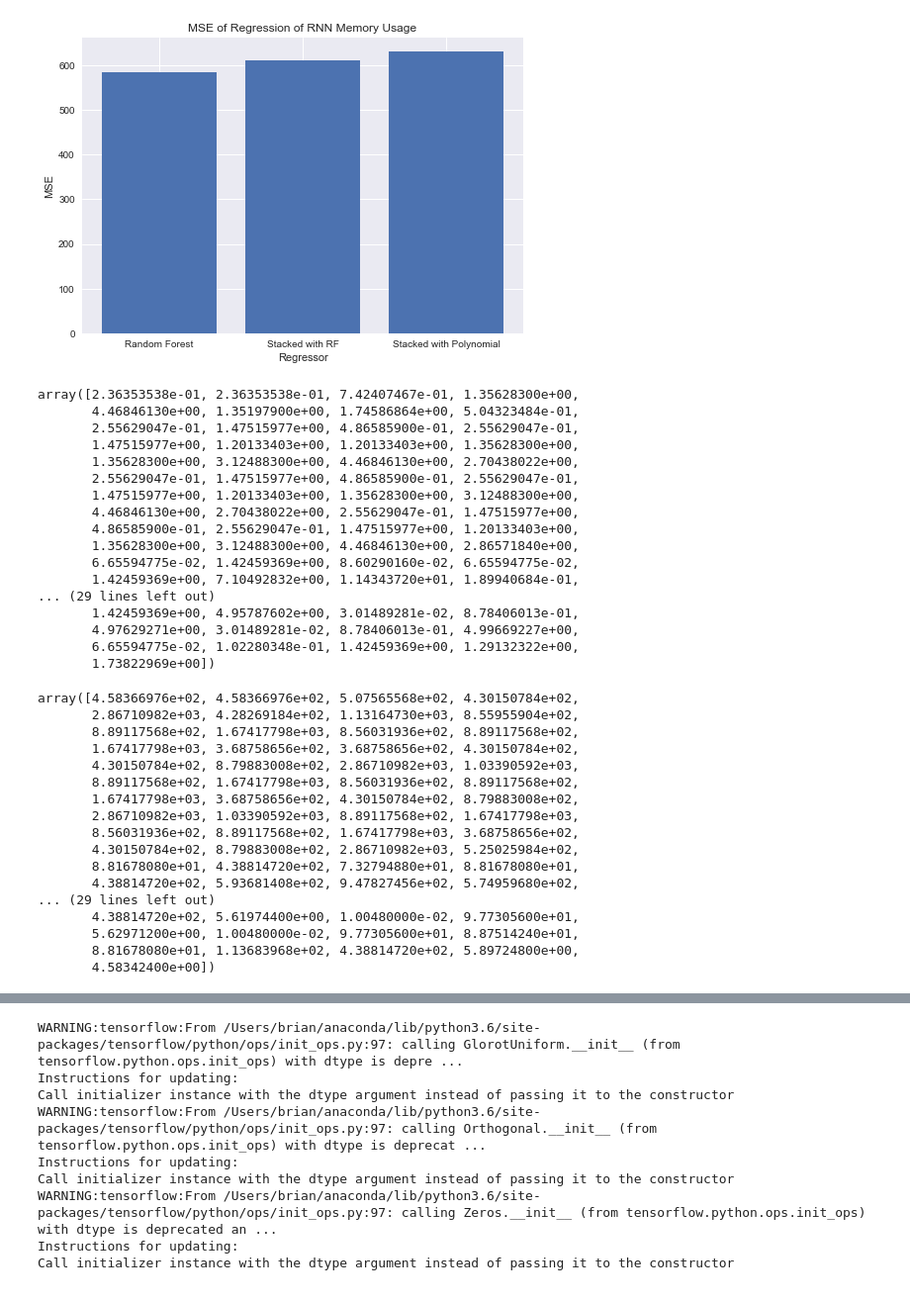
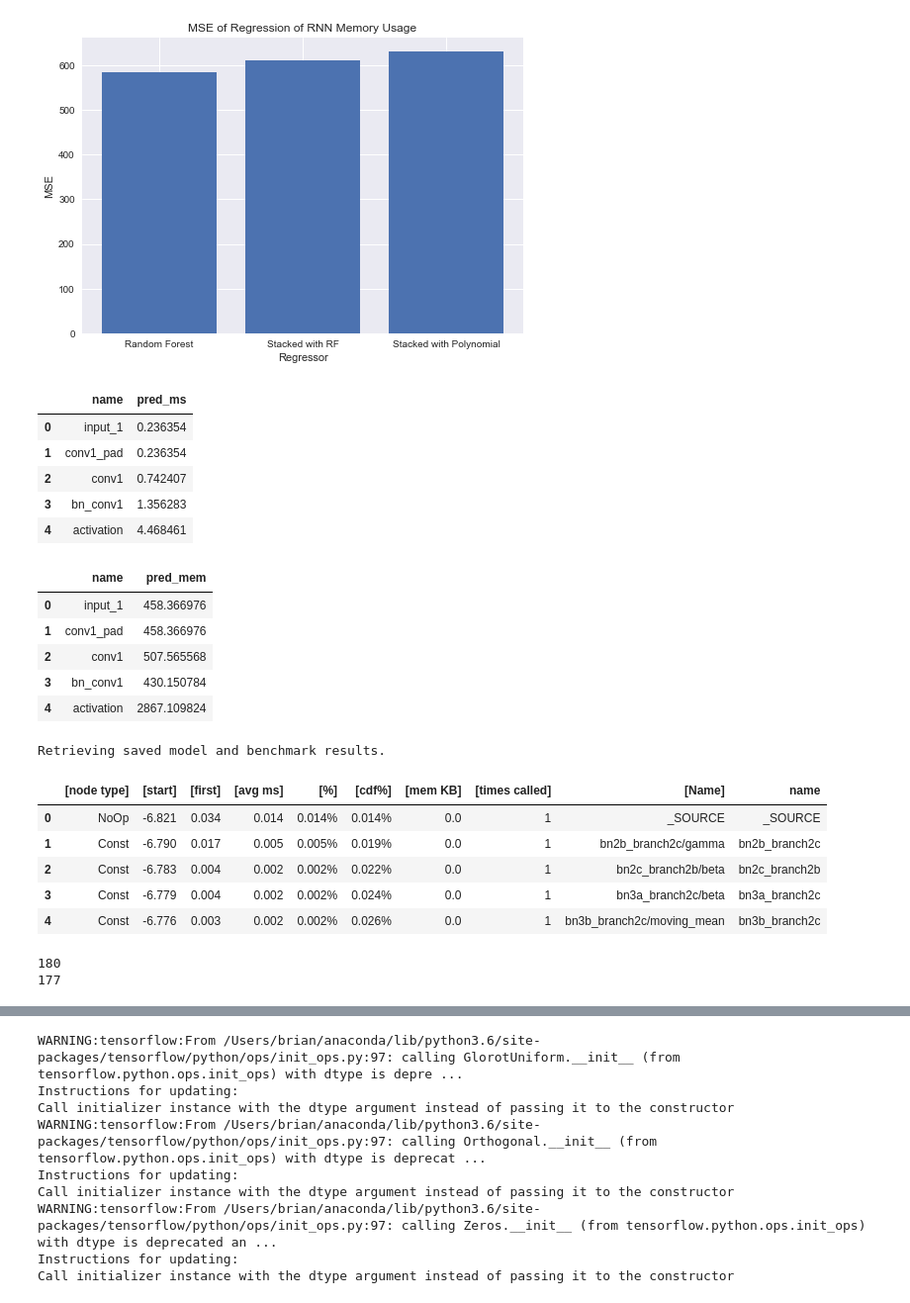
Before and after one commit to brian-yu/nn-regressors, a Jupyter notebook: benchmarks_and_regression.ipynb, the cells around one changed output, grey strips where cells are left out. Shown at 99% size. Drawn from its saved outputs; the diff is of its cells as text; code cells hidden in the pictures.

```diff
--- a/benchmarks_and_regression.ipynb
+++ b/benchmarks_and_regression.ipynb
@@ -849,44 +849,43 @@ def predict_rnn_mem(model):
 # %%
+tf.keras.backend.clear_session()
 test_model = tf.keras.applications.resnet50.ResNet50(
     include_top=True,
     weights='imagenet')
 
-predict_cnn_ms(test_model)
+predict_cnn_ms(test_model).head()
 # %% [output]
-array([2.36353538e-01, 2.36353538e-01, 7.42407467e-01, 1.35628300e+00,
-       4.46846130e+00, 1.35197900e+00, 1.74586864e+00, 5.04323484e-01,
-       2.55629047e-01, 1.47515977e+00, 4.86585900e-01, 2.55629047e-01,
-       1.47515977e+00, 1.20133403e+00, 1.20133403e+00, 1.35628300e+00,
-       1.35628300e+00, 3.12488300e+00, 4.46846130e+00, 2.70438022e+00,
-       2.55629047e-01, 1.47515977e+00, 4.86585900e-01, 2.55629047e-01,
-       1.47515977e+00, 1.20133403e+00, 1.35628300e+00, 3.12488300e+00,
-       4.46846130e+00, 2.70438022e+00, 2.55629047e-01, 1.47515977e+00,
-       4.86585900e-01, 2.55629047e-01, 1.47515977e+00, 1.20133403e+00,
-       1.35628300e+00, 3.12488300e+00, 4.46846130e+00, 2.86571840e+00,
-       6.65594775e-02, 1.42459369e+00, 8.60290160e-02, 6.65594775e-02,
-       1.42459369e+00, 7.10492832e+00, 1.14343720e+01, 1.89940684e-01,
-... (29 lines left out)
-       1.42459369e+00, 4.95787602e+00, 3.01489281e-02, 8.78406013e-01,
-       4.97629271e+00, 3.01489281e-02, 8.78406013e-01, 4.99669227e+00,
-       6.65594775e-02, 1.02280348e-01, 1.42459369e+00, 1.29132322e+00,
-       1.73822969e+00])
+|  | name | pred_ms |
+| 0 | input_1 | 0.236354 |
+| 1 | conv1_pad | 0.236354 |
+| 2 | conv1 | 0.742407 |
+| 3 | bn_conv1 | 1.356283 |
+| 4 | activation | 4.468461 |
 # %%
-predict_cnn_mem(test_model)
+predict_cnn_mem(test_model).head()
 # %% [output]
-array([4.58366976e+02, 4.58366976e+02, 5.07565568e+02, 4.30150784e+02,
-       2.86710982e+03, 4.28269184e+02, 1.13164730e+03, 8.55955904e+02,
-       8.89117568e+02, 1.67417798e+03, 8.56031936e+02, 8.89117568e+02,
-       1.67417798e+03, 3.68758656e+02, 3.68758656e+02, 4.30150784e+02,
-       4.30150784e+02, 8.79883008e+02, 2.86710982e+03, 1.03390592e+03,
-       8.89117568e+02, 1.67417798e+03, 8.56031936e+02, 8.89117568e+02,
-       1.67417798e+03, 3.68758656e+02, 4.30150784e+02, 8.79883008e+02,
-       2.86710982e+03, 1.03390592e+03, 8.89117568e+02, 1.67417798e+03,
-       8.56031936e+02, 8.89117568e+02, 1.67417798e+03, 3.68758656e+02,
-       4.30150784e+02, 8.79883008e+02, 2.86710982e+03, 5.25025984e+02,
-       8.81678080e+01, 4.38814720e+02, 7.32794880e+01, 8.81678080e+01,
-       4.38814720e+02, 5.93681408e+02, 9.47827456e+02, 5.74959680e+02,
-... (29 lines left out)
-       4.38814720e+02, 5.61974400e+00, 1.00480000e-02, 9.77305600e+01,
-       5.62971200e+00, 1.00480000e-02, 9.77305600e+01, 8.87514240e+01,
-       8.81678080e+01, 1.13683968e+02, 4.38814720e+02, 5.89724800e+00,
-       4.58342400e+00])
+|  | name | pred_mem |
+| 0 | input_1 | 458.366976 |
+| 1 | conv1_pad | 458.366976 |
+| 2 | conv1 | 507.565568 |
+| 3 | bn_conv1 | 430.150784 |
+| 4 | activation | 2867.109824 |
+# %%
+resnet_benchmark = benchmark_model(test_model)
+resnet_benchmark.head()
+# %% [output]
+Retrieving saved model and benchmark results.
+|  | [node type] | [start] | [first] | [avg ms] | [%] | [cdf%] | [mem KB] | [times called] | [Name] | name |
+| 0 | NoOp | -6.821 | 0.034 | 0.014 | 0.014% | 0.014% | 0.0 | 1 | _SOURCE | _SOURCE |
+| 1 | Const | -6.790 | 0.017 | 0.005 | 0.005% | 0.019% | 0.0 | 1 | bn2b_branch2c/gamma | bn2b_branch2c |
+| 2 | Const | -6.783 | 0.004 | 0.002 | 0.002% | 0.022% | 0.0 | 1 | bn2c_branch2b/beta | bn2c_branch2b |
+| 3 | Const | -6.779 | 0.004 | 0.002 | 0.002% | 0.024% | 0.0 | 1 | bn3a_branch2c/beta | bn3a_branch2c |
+| 4 | Const | -6.776 | 0.003 | 0.002 | 0.002% | 0.026% | 0.0 | 1 | bn3b_branch2c/moving_mean | bn3b_branch2c |
+# %%
+resnet_cpu = resnet_benchmark[['name', '[avg ms]']].groupby('name').sum().reset_index()
+resnet_mem = resnet_benchmark[['name', '[mem KB]']].groupby('name').max().reset_index()
+
+print(len(resnet_cpu))
+print(len(predict_cnn_ms(test_model)))
+# %% [output]
+180
+177
```
Also changed, not shown: parts of 7 cells of this notebook, 17 other files.
